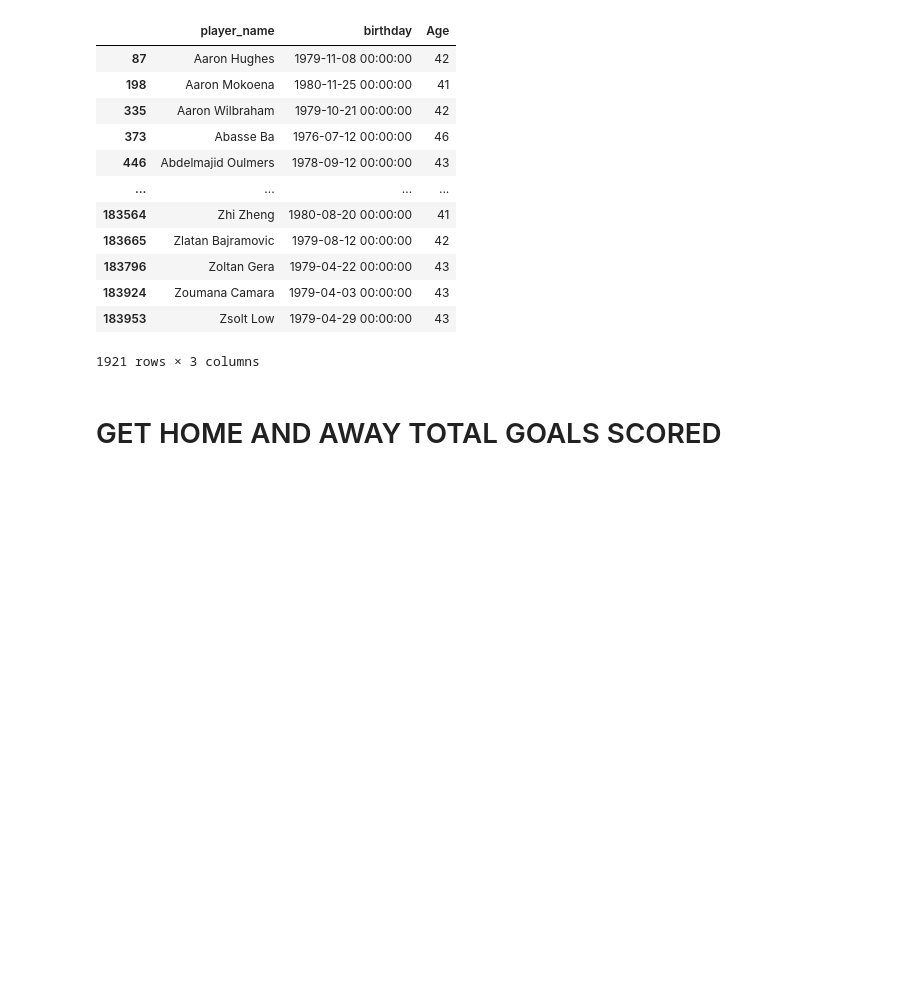
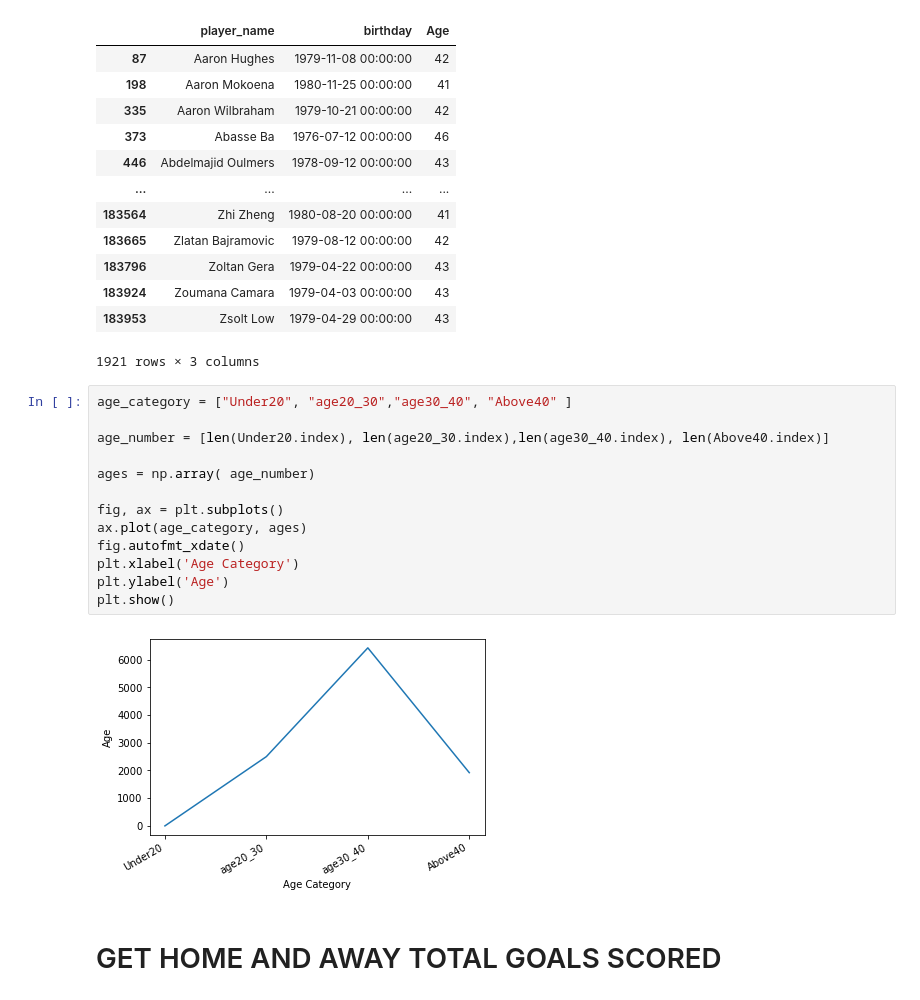
Before and after one commit to Atwinenickson/soccer_analysis, a Jupyter notebook: investigate-a-dataset-template.ipynb, the cells around one changed output. Saved outputs shown, nothing was run; the diff lists cells and outputs as text; blank space fills up the shorter version.

Commit message:
update notebook with np array

```diff
--- a/investigate-a-dataset-template.ipynb
+++ b/investigate-a-dataset-template.ipynb
@@ -552,6 +554,21 @@ Above40
 | 183924 | Zoumana Camara | 1979-04-03 00:00:00 | 43 |
 | 183953 | Zsolt Low | 1979-04-29 00:00:00 | 43 |
 1921 rows × 3 columns
+# %%
+age_category = ["Under20", "age20_30","age30_40", "Above40" ]
+
+age_number = [len(Under20.index), len(age20_30.index),len(age30_40.index), len(Above40.index)]
+
+ages = np.array( age_number)
+
+fig, ax = plt.subplots()
+ax.plot(age_category, ages)
+fig.autofmt_xdate()
+plt.xlabel('Age Category')
+plt.ylabel('Age')
+plt.show()
+# %% [output]
+[figure, added]
 # %% [markdown]
 # GET HOME AND AWAY TOTAL GOALS SCORED
 # %%
```
Also changed, not shown: parts of 5 cells of this notebook.
